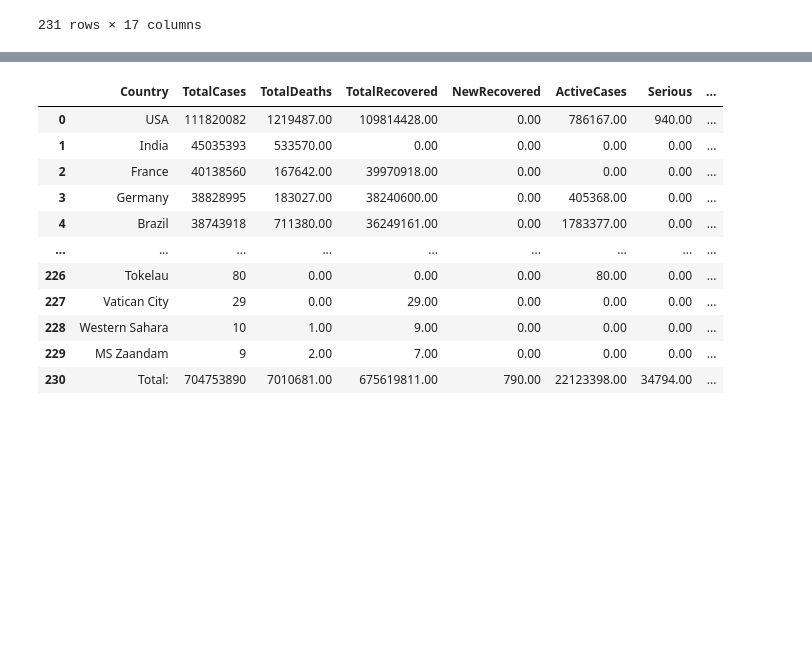
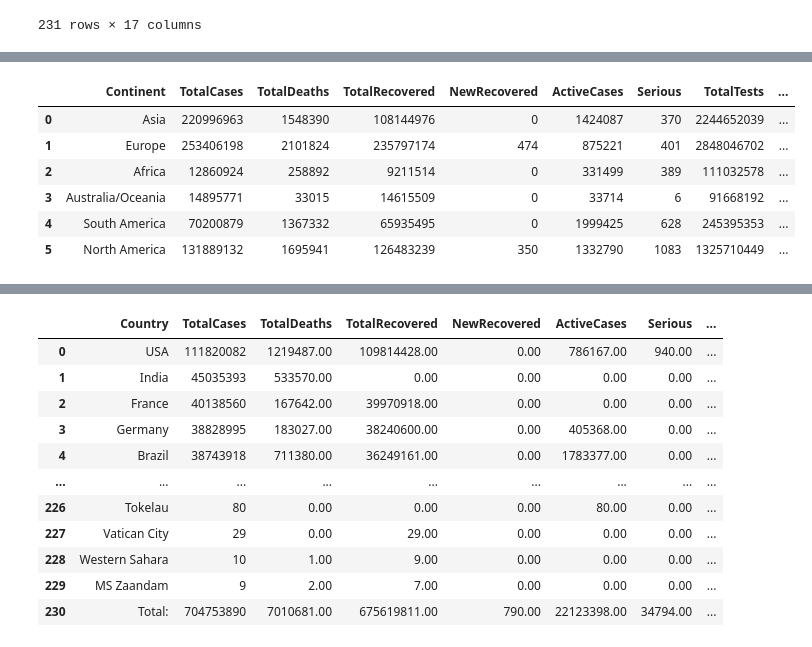
Before and after one commit to cuong123-tech/EDA-Project, a Jupyter notebook: EDA.ipynb, the cells around one changed output, grey strips where cells are left out. Saved outputs shown, nothing was run; the diff lists cells and outputs as text; code cells hidden in the pictures; blank space fills up the shorter version.

```diff
--- a/EDA.ipynb
+++ b/EDA.ipynb
@@ -221,0 +224,42 @@ Asia
+# %%
+data_continent = {'Continent':['Asia', 'Europe', 'Africa', 'Australia/Oceania', 'South America', 'North America'],
+                'TotalCases':[]   ,
+                'TotalDeaths':[],
+                'TotalRecovered':[],
+                'NewRecovered':[],
+                'ActiveCases':[],
+                'Serious':[],
+                'TotalTests':[],
+                'Population' :[],
+                }
+data_continent_mean = {'Continent':['Asia', 'Europe', 'Africa', 'Australia/Oceania', 'South America', 'North America'],
+                        'TotalCases_per_1M':[],
+                        'Deaths_per_1M':[],
+                        'Tests_per_1M':[],
+                        '1_Case_every_X_ppl':[],
+                        '1_Death_every_X_ppl':[],
+                        '1_Test_every_X_ppl':[],
+                        'Active_Cases_per_1M':[]
+                    }
+for i in range(6):
+    for column in data_continent.keys():
+
+        if column == 'Continent':
+            continue
+        data_continent[column].append(int(continent_list_data[i][column].sum()))
+for i in range(6):
+    for column in data_continent_mean.keys():
+
+        if column == 'Continent':
+            continue
+        data_continent_mean[column].append(int(continent_list_data[i][column].mean()))
+data_continent = pd.DataFrame(data_continent)
+data_continent
+# %% [output]
+|  | Continent | TotalCases | TotalDeaths | TotalRecovered | NewRecovered | ActiveCases | Serious | TotalTests | ... |
+| 0 | Asia | 220996963 | 1548390 | 108144976 | 0 | 1424087 | 370 | 2244652039 | ... |
+| 1 | Europe | 253406198 | 2101824 | 235797174 | 474 | 875221 | 401 | 2848046702 | ... |
+| 2 | Africa | 12860924 | 258892 | 9211514 | 0 | 331499 | 389 | 111032578 | ... |
+| 3 | Australia/Oceania | 14895771 | 33015 | 14615509 | 0 | 33714 | 6 | 91668192 | ... |
+| 4 | South America | 70200879 | 1367332 | 65935495 | 0 | 1999425 | 628 | 245395353 | ... |
+| 5 | North America | 131889132 | 1695941 | 126483239 | 350 | 1332790 | 1083 | 1325710449 | ... |
```
Also changed, not shown: parts of 6 cells of this notebook.
